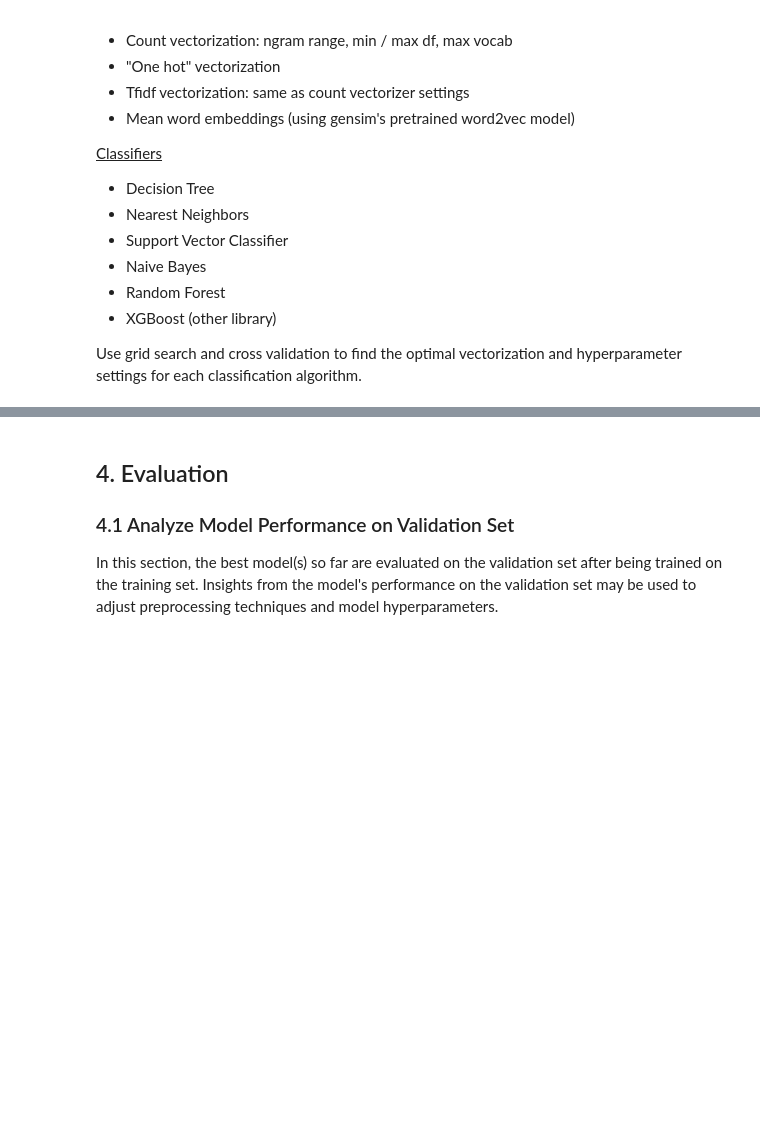
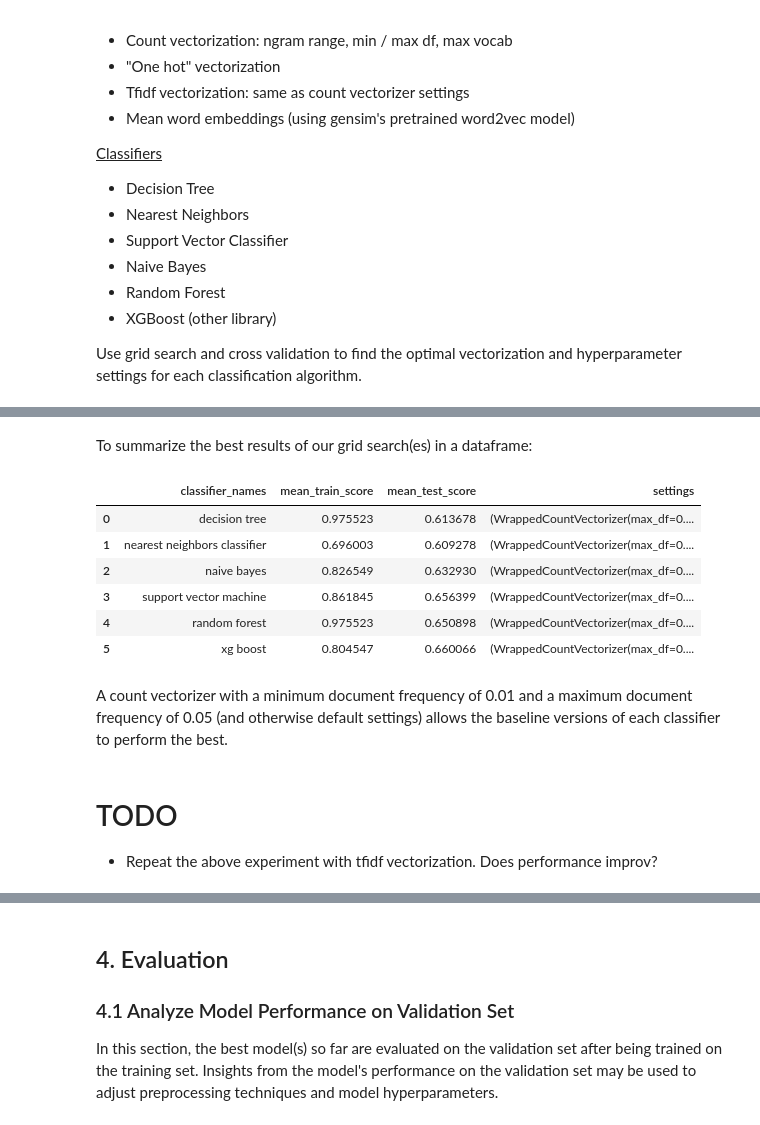
Before and after one commit to ran0027/twitter-sentiment-analysis, a Jupyter notebook: index.ipynb, the cells around one changed output, grey strips where cells are left out. Cells and saved outputs as stored; diff of their text form; code cells hidden in the pictures; blank space fills up the shorter version.

Commit message:
Grid search for best vectorization technique: count vectorization

```diff
--- a/index.ipynb
+++ b/index.ipynb
@@ -332,0 +351,3 @@ X_test_stemmed = X_test.map(lambda x: [porter.stem(
+# %%
+X_train_strings = X_train_stemmed.map(lambda x: ' '.join(x))
+X_train_strings.head()
@@ -724,5 +501,0 @@ Coherence score for best model: 0.4576159282791464
-# %%
-wordcloud_text = []
-
-for w, f in [best_lda_model.show_topic(i) for i in top_5_topics][0]:
-    wordcloud_text.extend([w]*int(100*f))
@@ -839,9 +501,0 @@ from wordcloud import WordCloud
-# %%
-wordcloud_text = []
-
-for f, w in zip(frequencies, words):
-    wordcloud_text.extend([w]*int(f))
-
-print(len(wordcloud_text))
-print(np.sum(frequencies))
-wordcloud_text[:5]
@@ -965,0 +820,23 @@ Use grid search and cross validation to find the optimal vectorization and hyper
+# %%
+class WrappedCountVectorizer(BaseEstimator, TransformerMixin):
+
+    def __init__(self, ngram_range=(1,1), max_df=1.0, min_df=1, max_features=None):
+        self.ngram_range = ngram_range
+        self.max_df = max_df
+        self.min_df = min_df
+        self.max_features = max_features
+        self.vectorizer = CountVectorizer(ngram_range=self.ngram_range,
+                                          max_df=self.max_df,
+                                          min_df=self.min_df,
+                                          max_features=self.max_features)
+
+    def fit(self, documents, labels=None):
+        # fit scikit learn vectorizer
+        self.vectorizer.fit(documents)
+
+        return self
+
+    def transform(self, documents):
+        # transform documents using scikit learn vectorizer
+        return self.vectorizer.transform(documents)
+    # note: this will be a sparse matrix
@@ -965,0 +904,20 @@ Use grid search and cross validation to find the optimal vectorization and hyper
+# %% [markdown]
+To summarize the best results of our grid search(es) in a dataframe:
+# %%
+pd.DataFrame({'classifier_names': classifier_names,
+             'mean_train_score': classifier_scores['train'],
+             'mean_test_score': classifier_scores['validate'],
+             'settings': pipeline_settings})
+# %% [output]
+|  | classifier_names | mean_train_score | mean_test_score | settings |
+| 0 | decision tree | 0.975523 | 0.613678 | (WrappedCountVectorizer(max_df=0.... |
+| 1 | nearest neighbors classifier | 0.696003 | 0.609278 | (WrappedCountVectorizer(max_df=0.... |
+| 2 | naive bayes | 0.826549 | 0.632930 | (WrappedCountVectorizer(max_df=0.... |
+| 3 | support vector machine | 0.861845 | 0.656399 | (WrappedCountVectorizer(max_df=0.... |
+| 4 | random forest | 0.975523 | 0.650898 | (WrappedCountVectorizer(max_df=0.... |
+| 5 | xg boost | 0.804547 | 0.660066 | (WrappedCountVectorizer(max_df=0.... |
+# %% [markdown]
+A count vectorizer with a minimum document frequency of 0.01 and a maximum document frequency of 0.05 (and otherwise default settings) allows the baseline versions of each classifier to perform the best.
+# %% [markdown]
+# TODO
+- Repeat the above experiment with tfidf vectorization. Does performance improv?
```
Also changed, not shown: parts of 65 cells of this notebook.
